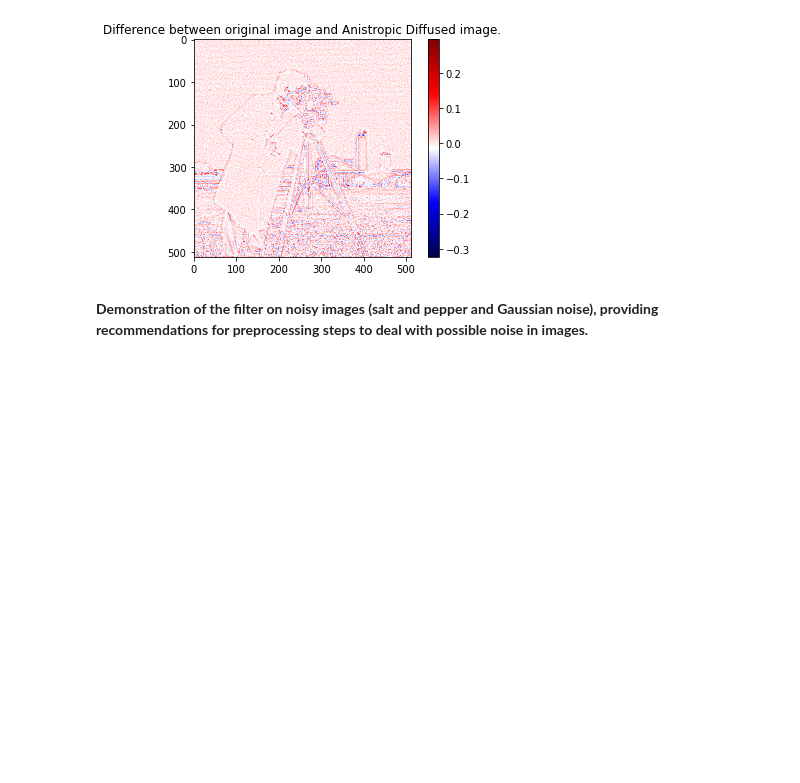
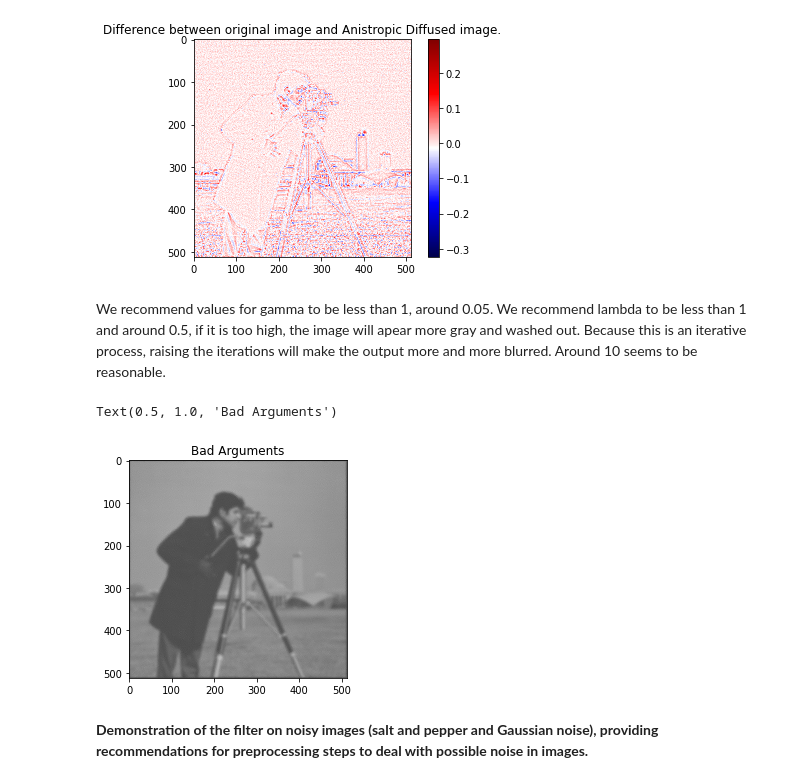
Before and after one commit to ShaneHoughton/anisotropic_diffusion, a Jupyter notebook: Project02.ipynb, the cells around one changed output. Cells and saved outputs as stored; diff of their text form; code cells hidden in the pictures; blank space fills up the shorter version.

```diff
--- a/Project02.ipynb
+++ b/Project02.ipynb
@@ -179,6 +150,14 @@ plt.title('Difference between original image and Anistropic Diffused image.')
 # %% [output]
 Text(0.5, 1.0, 'Difference between original image and Anistropic Diffused image.')
 [figure]
+# %% [markdown]
+We recommend values for gamma to be less than 1, around 0.05. We recommend lambda to be less than 1 and around 0.5, if it is too high, the image will apear more gray and washed out. Because this is an iterative process, raising the iterations will make the output more and more blurred. Around 10 seems to be reasonable.
+# %%
+plt.imshow(anisotropic_diffusion(im, 1.5, 2, niter=10))
+plt.title("Bad Arguments")
+# %% [output]
+Text(0.5, 1.0, 'Bad Arguments')
+[figure, added]
 # %% [markdown]
 **Demonstration of the filter on noisy images (salt and pepper and Gaussian noise), providing recommendations for preprocessing steps to deal with possible noise in images.**
 # %%
```
Also changed, not shown: parts of 9 cells of this notebook.
